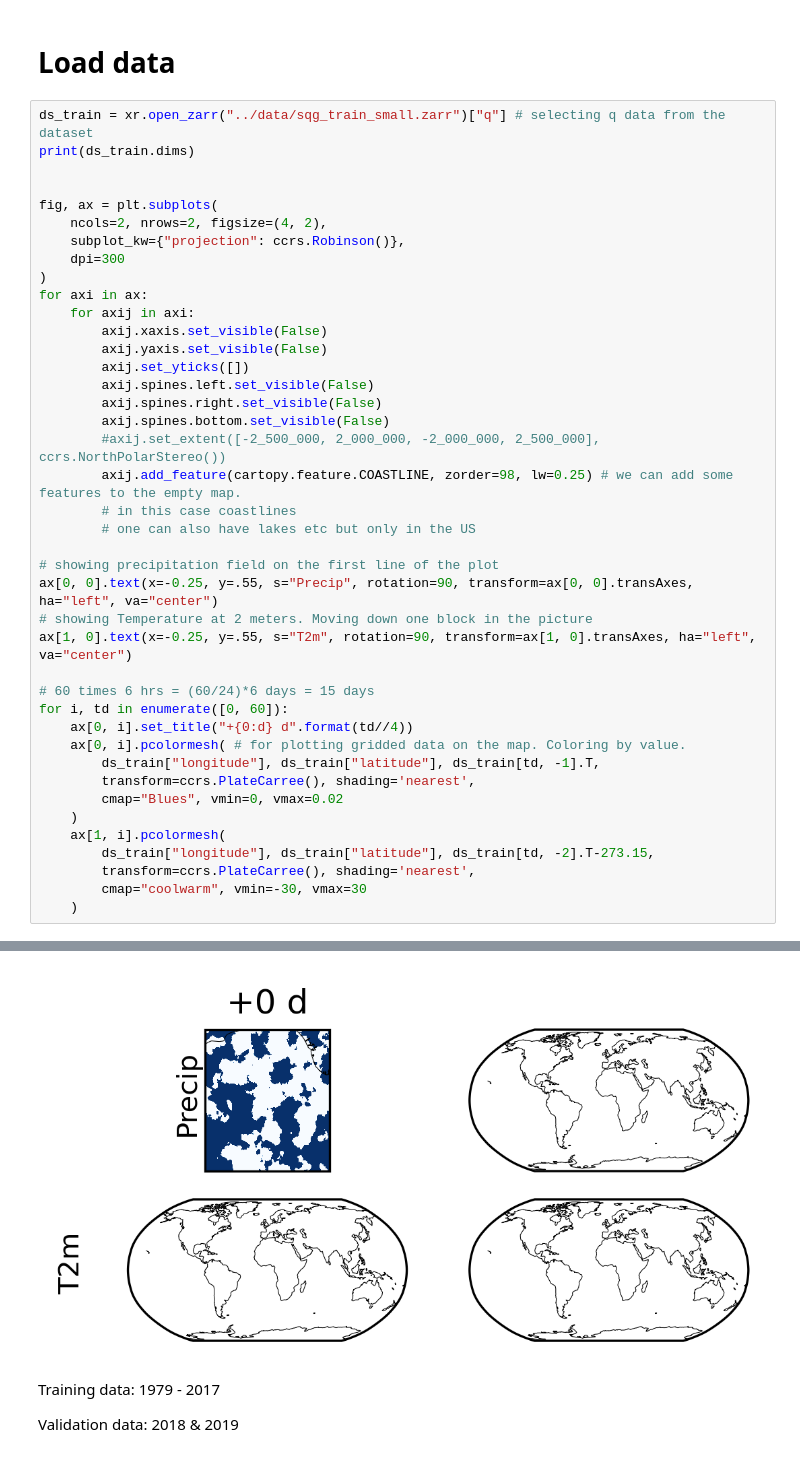
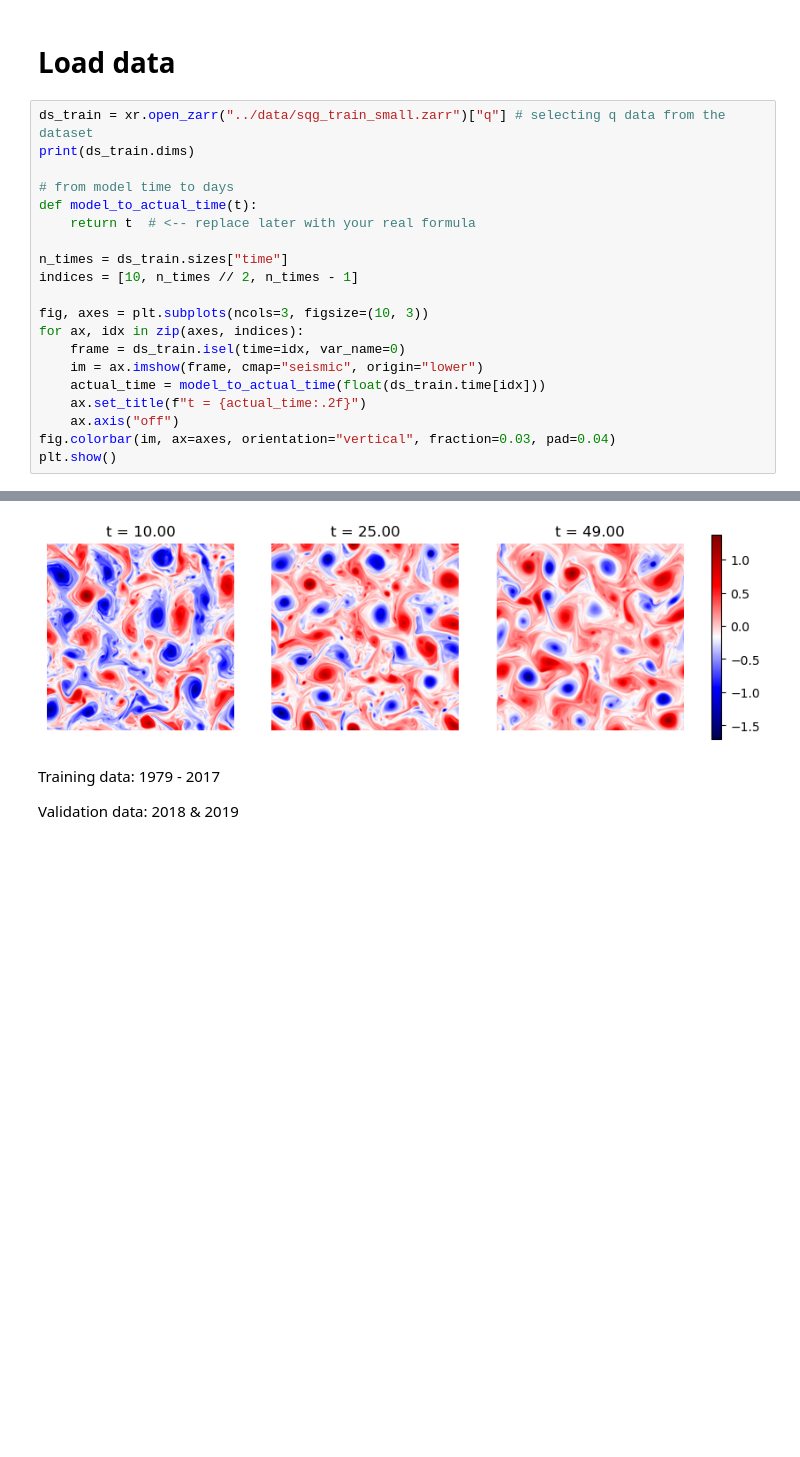
Before and after one commit to zelk-oss/forecasting, a Jupyter notebook: part2_DL_training.ipynb, the cells around one changed output, grey strips where cells are left out. Saved outputs shown, nothing was run; the diff lists cells and outputs as text; blank space fills up the shorter version.

```diff
--- a/part2_DL_training.ipynb
+++ b/part2_DL_training.ipynb
@@ -36,42 +41,21 @@ n_layers = 4 # this will be used when calling the net
 ds_train = xr.open_zarr("../data/sqg_train_small.zarr")["q"] # selecting q data from the dataset
 print(ds_train.dims)
 
+# from model time to days
+def model_to_actual_time(t):
+    return t  # <-- replace later with your real formula
 
-fig, ax = plt.subplots(
-    ncols=2, nrows=2, figsize=(4, 2),
-    subplot_kw={"projection": ccrs.Robinson()},
-    dpi=300
-)
-for axi in ax:
-    for axij in axi:
-        axij.xaxis.set_visible(False)
-        axij.yaxis.set_visible(False)
-        axij.set_yticks([])
-        axij.spines.left.set_visible(False)
-        axij.spines.right.set_visible(False)
-        axij.spines.bottom.set_visible(False)
-        #axij.set_extent([-2_500_000, 2_000_000, -2_000_000, 2_500_000], ccrs.NorthPolarStereo())
-        axij.add_feature(cartopy.feature.COASTLINE, zorder=98, lw=0.25) # we can add some features to the empty map.
-        # in this case coastlines
-        # one can also have lakes etc but only in the US
+n_times = ds_train.sizes["time"]
+indices = [10, n_times // 2, n_times - 1]
 
-# showing precipitation field on the first line of the plot
-ax[0, 0].text(x=-0.25, y=.55, s="Precip", rotation=90, transform=ax[0, 0].transAxes, ha="left", va="center")
-# showing Temperature at 2 meters. Moving down one block in the picture
-ax[1, 0].text(x=-0.25, y=.55, s="T2m", rotation=90, transform=ax[1, 0].transAxes, ha="left", va="center")
-
-# 60 times 6 hrs = (60/24)*6 days = 15 days
-for i, td in enumerate([0, 60]):
-    ax[0, i].set_title("+{0:d} d".format(td//4))
-    ax[0, i].pcolormesh( # for plotting gridded data on the map. Coloring by value.
-        ds_train["longitude"], ds_train["latitude"], ds_train[td, -1].T,
-        transform=ccrs.PlateCarree(), shading='nearest',
-        cmap="Blues", vmin=0, vmax=0.02
-    )
-    ax[1, i].pcolormesh(
-        ds_train["longitude"], ds_train["latitude"], ds_train[td, -2].T-273.15,
-        transform=ccrs.PlateCarree(), shading='nearest',
-        cmap="coolwarm", vmin=-30, vmax=30
-    )
+fig, axes = plt.subplots(ncols=3, figsize=(10, 3))
+for ax, idx in zip(axes, indices):
+    frame = ds_train.isel(time=idx, var_name=0)
+    im = ax.imshow(frame, cmap="seismic", origin="lower")
+    actual_time = model_to_actual_time(float(ds_train.time[idx]))
+    ax.set_title(f"t = {actual_time:.2f}")
+    ax.axis("off")
+fig.colorbar(im, ax=axes, orientation="vertical", fraction=0.03, pad=0.04)
+plt.show()
 # %% [output]
 ('time', 'var_name', 'longitude', 'latitude')
@@ -79,4 +62,4 @@ IndexError: Index -2 is out of bounds for axis 1 with size 1
-[figure, old version]
+[figure, new version]
 # %% [markdown]
 Training data: 1979 - 2017
 
```
Also changed, not shown: parts of 12 cells of this notebook, 2 other files.
